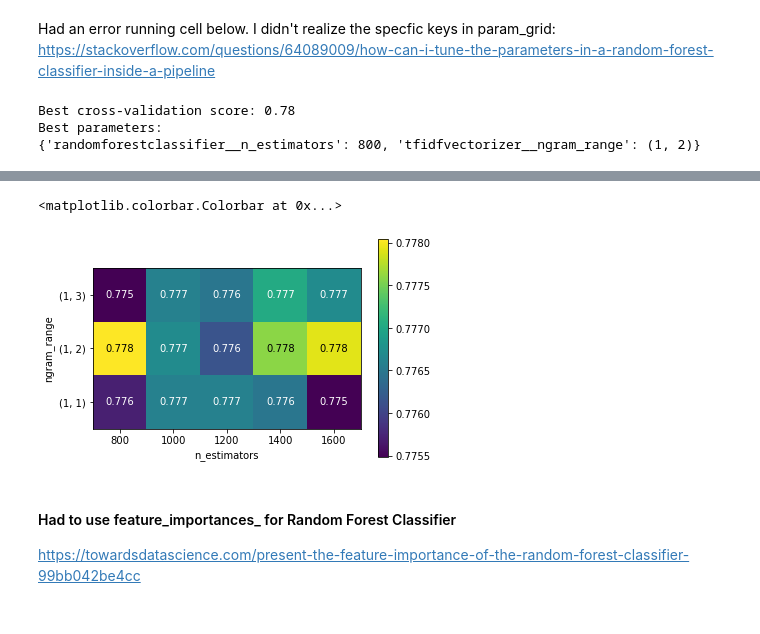
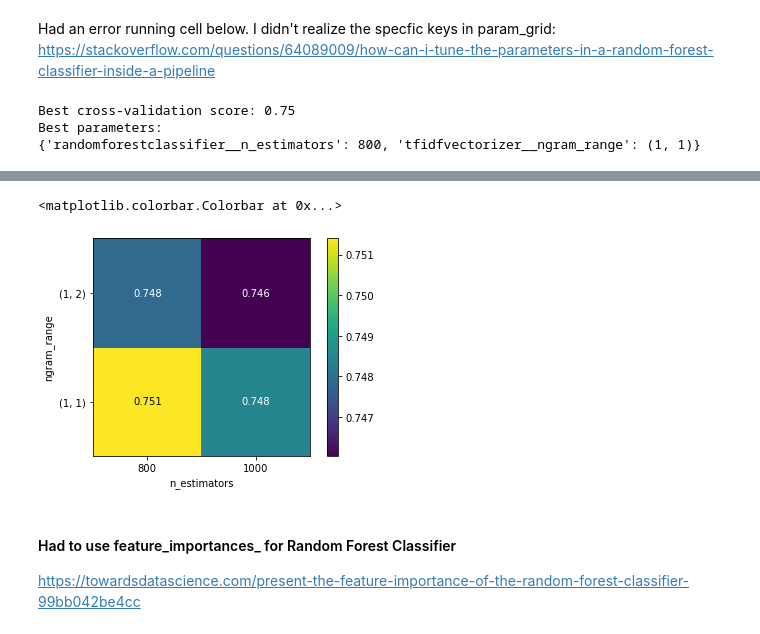
Before and after one commit to lukeml/Magnimind-NLP, a Jupyter notebook: notebooks/Tweet with Preprocessing.ipynb, the cells around one changed output, grey strips where cells are left out. Cells and saved outputs as stored; diff of their text form; code cells hidden in the pictures.

```diff
--- a/notebooks/Tweet with Preprocessing.ipynb
+++ b/notebooks/Tweet with Preprocessing.ipynb
@@ -261,0 +325,2 @@ df_nature_label.head()
+# %%
+bool_series = df_nature_label['processed_text'].duplicated()
@@ -262,6 +343,8 @@ df_nature_label.head()
+# %%
+df_processed = df_nature_label[~bool_series]
 # %%
-X = df_nature_label['text'].to_numpy()
-y = df_nature_label['label'].to_numpy()
+X = df_processed['processed_text'].to_numpy()
+y = df_processed['label'].to_numpy()
 # %%
 X.shape
 # %% [output]
@@ -577,8 +665,8 @@ https://stackoverflow.com/questions/64089009/how-can-i-tune-the-parameters-in-a-
 pipe = make_pipeline(TfidfVectorizer(min_df=5), RandomForestClassifier())
 # running the grid-search takes a long time because of the
 # relatively large grid and the inclusion of trigrams
-param_grid = {"tfidfvectorizer__ngram_range": [(1, 1), (1, 2), (1, 3)],
-              "randomforestclassifier__n_estimators": [800, 1000, 1200, 1400, 1600]
+param_grid = {"tfidfvectorizer__ngram_range": [(1, 1), (1, 2)],
+              "randomforestclassifier__n_estimators": [800, 1000]
               }
 
 grid = GridSearchCV(pipe, param_grid, cv=5)
@@ -586,9 +674,9 @@ grid.fit(X_train, y_train)
 print("Best cross-validation score: {:.2f}".format(grid.best_score_))
 print("Best parameters:\n{}".format(grid.best_params_))
 # %% [output]
-Best cross-validation score: 0.78
+Best cross-validation score: 0.75
 Best parameters:
-{'randomforestclassifier__n_estimators': 800, 'tfidfvectorizer__ngram_range': (1, 2)}
+{'randomforestclassifier__n_estimators': 800, 'tfidfvectorizer__ngram_range': (1, 1)}
 # %%
 from IPython.lib.display import Audio
 
@@ -602,16 +690,16 @@ Audio(audio_data, rate=framerate, autoplay=True)
 [interactive output not drawn]
 # %%
 # extract scores from grid_search
-scores = grid.cv_results_['mean_test_score'].reshape(-1, 3).T
+scores = grid.cv_results_['mean_test_score'].reshape(-1, 2).T
 # visualize heat map
 heatmap = mglearn.tools.heatmap(
     scores, xlabel="n_estimators", ylabel="ngram_range", cmap="viridis", fmt="%.3f",
     xticklabels=param_grid['randomforestclassifier__n_estimators'],
     yticklabels=param_grid['tfidfvectorizer__ngram_range'])
 plt.colorbar(heatmap)
 # %% [output]
 <matplotlib.colorbar.Colorbar at 0x...>
-[figure, old version]
+[figure, new version]
 # %% [markdown]
 #### Had to use feature_importances_ for Random Forest Classifier
 https://towardsdatascience.com/present-the-feature-importance-of-the-random-forest-classifier-99bb042be4cc
```
Also changed, not shown: parts of 61 cells of this notebook, 1 other file.
